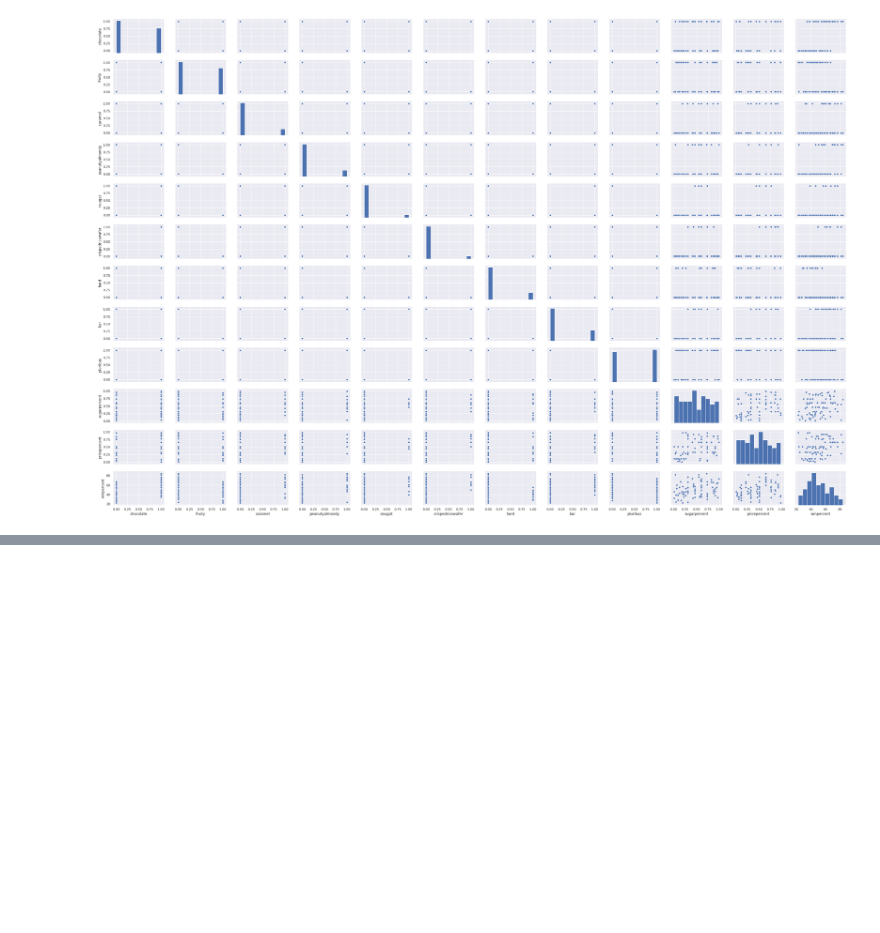
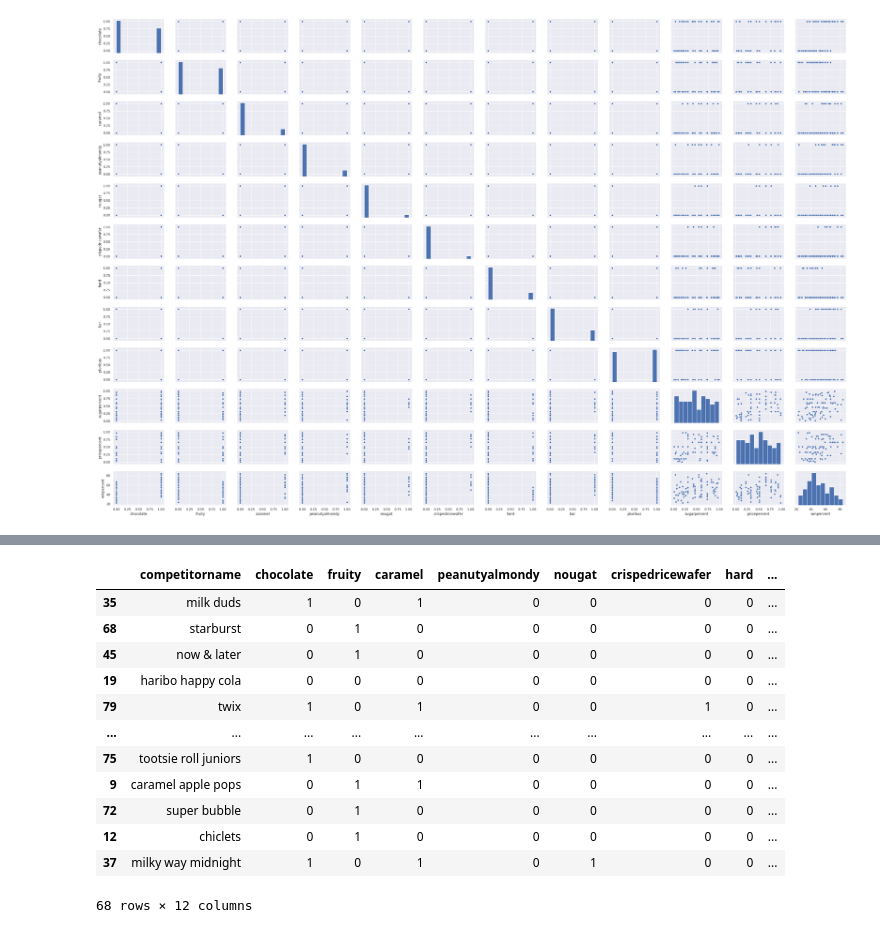
Before and after one commit to URP-DataScience/URP_ML1, a Jupyter notebook: ML Foundation Project.ipynb, the cells around one changed output, grey strips where cells are left out. Drawn from its saved outputs; the diff is of its cells as text; code cells hidden in the pictures; blank space fills up the shorter version.

```diff
--- a/ML Foundation Project.ipynb
+++ b/ML Foundation Project.ipynb
@@ -143,0 +197,16 @@ sns.pairplot(candy_data, size = 2, aspect = 1.5)
+# %%
+X_train
+# %% [output]
+|  | competitorname | chocolate | fruity | caramel | peanutyalmondy | nougat | crispedricewafer | hard | ... |
+| 35 | milk duds | 1 | 0 | 1 | 0 | 0 | 0 | 0 | ... |
+| 68 | starburst | 0 | 1 | 0 | 0 | 0 | 0 | 0 | ... |
+| 45 | now & later | 0 | 1 | 0 | 0 | 0 | 0 | 0 | ... |
+| 19 | haribo happy cola | 0 | 0 | 0 | 0 | 0 | 0 | 0 | ... |
+| 79 | twix | 1 | 0 | 1 | 0 | 0 | 1 | 0 | ... |
+| ... | ... | ... | ... | ... | ... | ... | ... | ... | ... |
+| 75 | tootsie roll juniors | 1 | 0 | 0 | 0 | 0 | 0 | 0 | ... |
+| 9 | caramel apple pops | 0 | 1 | 1 | 0 | 0 | 0 | 0 | ... |
+| 72 | super bubble | 0 | 1 | 0 | 0 | 0 | 0 | 0 | ... |
+| 12 | chiclets | 0 | 1 | 0 | 0 | 0 | 0 | 0 | ... |
+| 37 | milky way midnight | 1 | 0 | 1 | 0 | 1 | 0 | 0 | ... |
+68 rows × 12 columns
```
Also changed, not shown: parts of 12 cells of this notebook.
